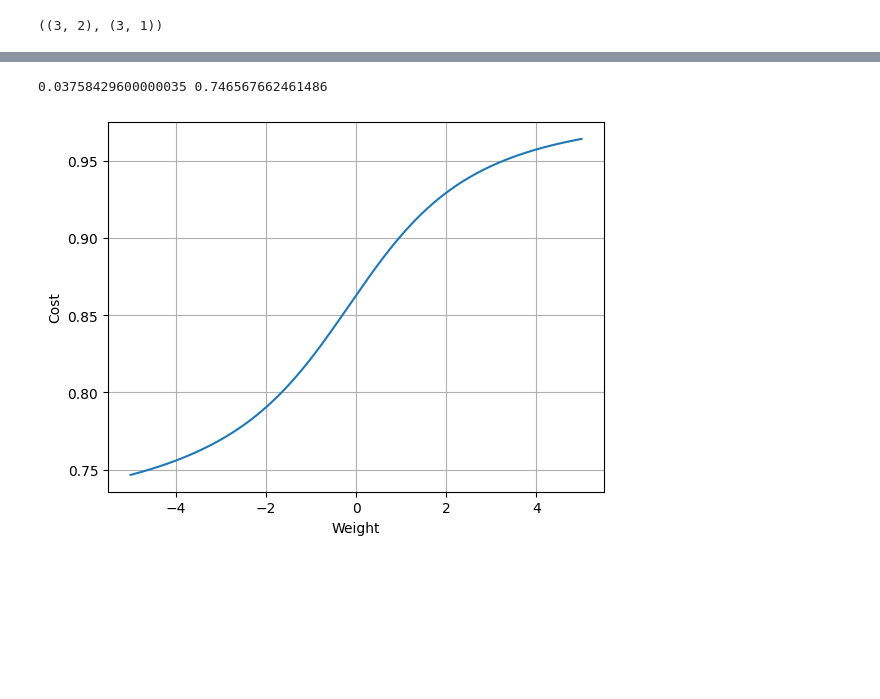
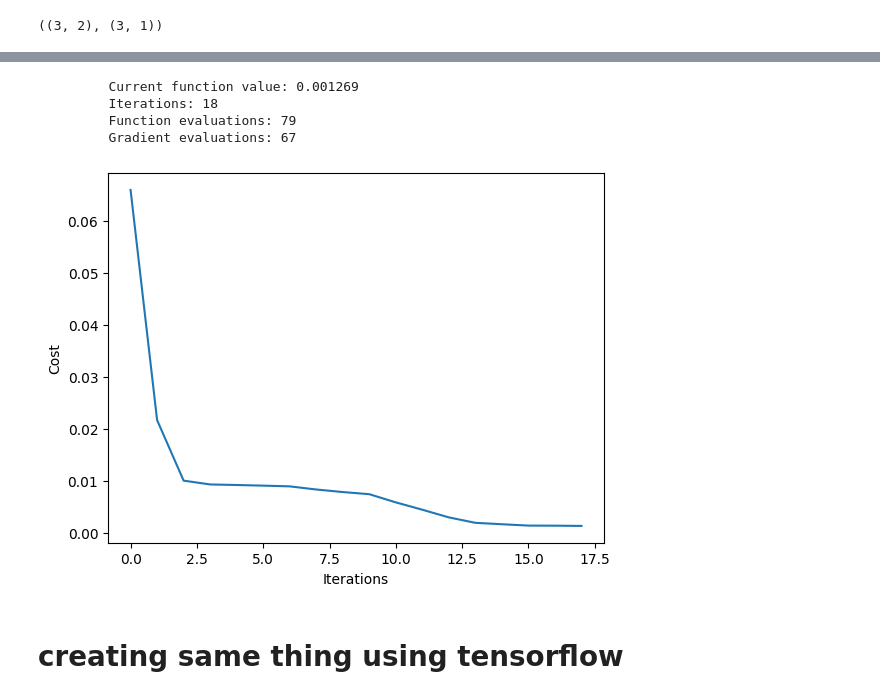
Before and after one commit to mohdammar128/DeepLearning-, a Jupyter notebook: Deep_learning.ipynb, the cells around one changed output, grey strips where cells are left out. Saved outputs shown, nothing was run; the diff lists cells and outputs as text; code cells hidden in the pictures; blank space fills up the shorter version.

Commit message:
A simple neural network creating from scratch ,as well as using library

```diff
--- a/Deep_learning.ipynb
+++ b/Deep_learning.ipynb
@@ -65,4 +47,0 @@ class NeuralNetwork():
-# %%
-nn=NeuralNetwork()
-y_hat=nn.forward(X)
-y_hat
@@ -95,15 +47,0 @@ sns.lineplot(data=df)
-# %%
-import time
-start=time.process_time()
-cost=np.zeros(1000)
-weigts_to_try=np.linspace(-5,5,1000)
-
-for  i in range(1000):
-  nn.W[0,0]=weigts_to_try[i]
-  y_hat=nn.forward(X)
-  cost[i]=np.sum(np.square(Y-y_hat))
-
-end=time.process_time()
-print(end-start,np.min(cost))
-# %% [output]
-0.03758429600000035 0.746567662461486
@@ -110,8 +107,44 @@ print(end-start,np.min(cost))
+# %%
+class Trainer(object):
+  def __init__(self,nn):
+    self.nn=nn
+
+#After each iteration this will be call to updates weight
+  def callbackF(self,params):
+    self.nn.setParam(params)
+    cost=self.nn.constFuntion(X,Y)
+    self.J.append(cost)
+
+  def costFunctionWrapper(self,params,X,Y):
+    self.nn.setParam(params)
+    cost=self.nn.constFuntion(X,Y)
+    grad=self.nn.compte_gradient(X,Y)
+    return cost,grad
+
+  def train(self,X,Y):
+    params0=self.nn.getParam()
+    self.X=X
+    self.Y=Y
+    self.J=[]
+    options={'maxiter':200,'disp':True}
+    _res=optimize.minimize(self.costFunctionWrapper,params0,jac=True,method='BFGS',args=(X,Y),options=options,callback=self.callbackF)
+    self.nn.setParam(_res.x)
+    self.optimization_result=_res
+# %%
+NN=NeuralNetwork()
+T=Trainer(NN)
+T.train(X,Y)
+# %% [output]
+         Current function value: 0.001269
+         Iterations: 18
+         Function evaluations: 79
+         Gradient evaluations: 67
 # %%
-plt.plot(weigts_to_try,cost)
-plt.grid(True)
-plt.xlabel('Weight')
+plt.plot(T.J)
+plt.xlabel('Iterations')
 plt.ylabel('Cost')
 plt.show()
 # %% [output]
-[figure, old version]
+[figure, new version]
+# %% [markdown]
+# creating same thing using tensorflow
```
Also changed, not shown: parts of 27 cells of this notebook.
